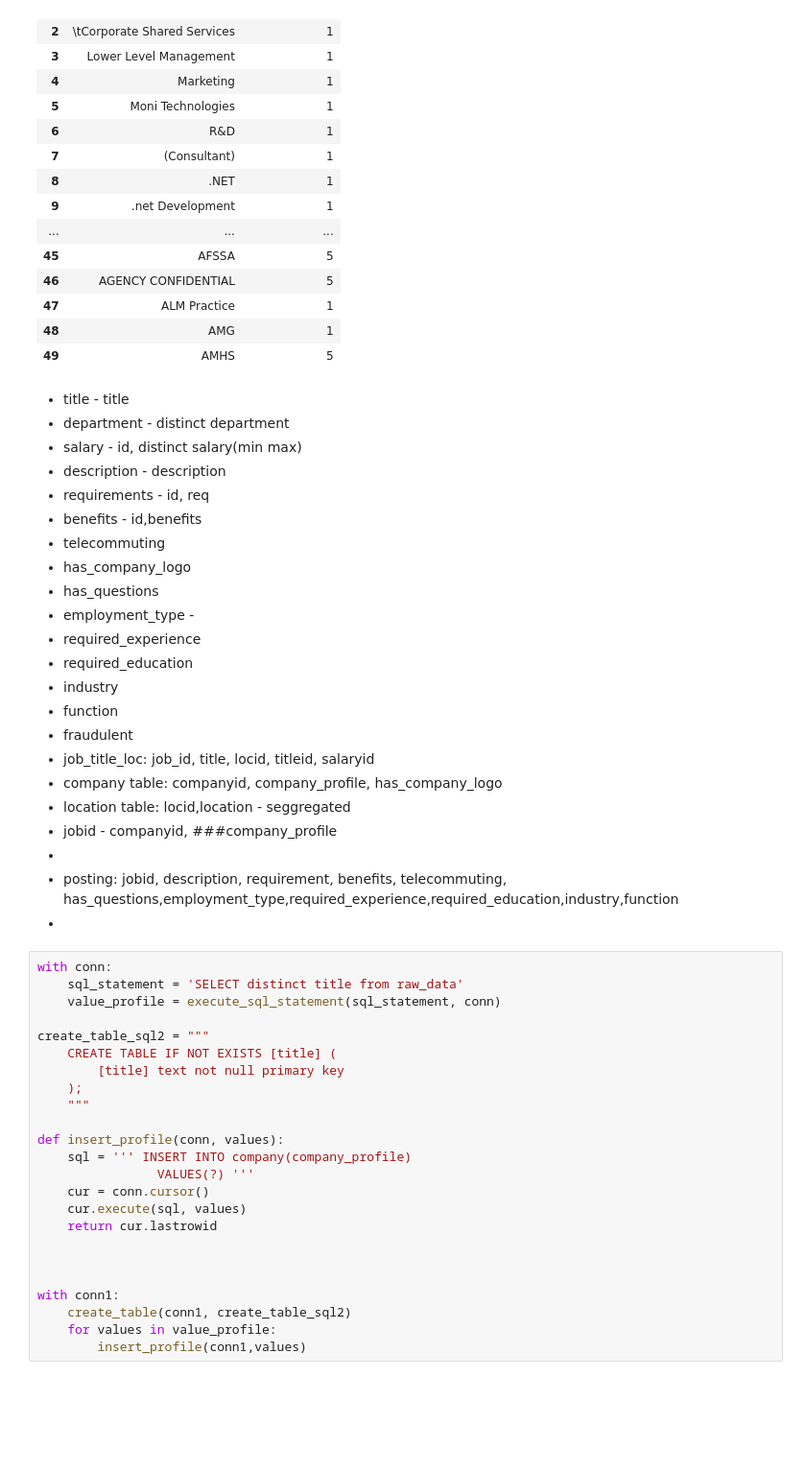
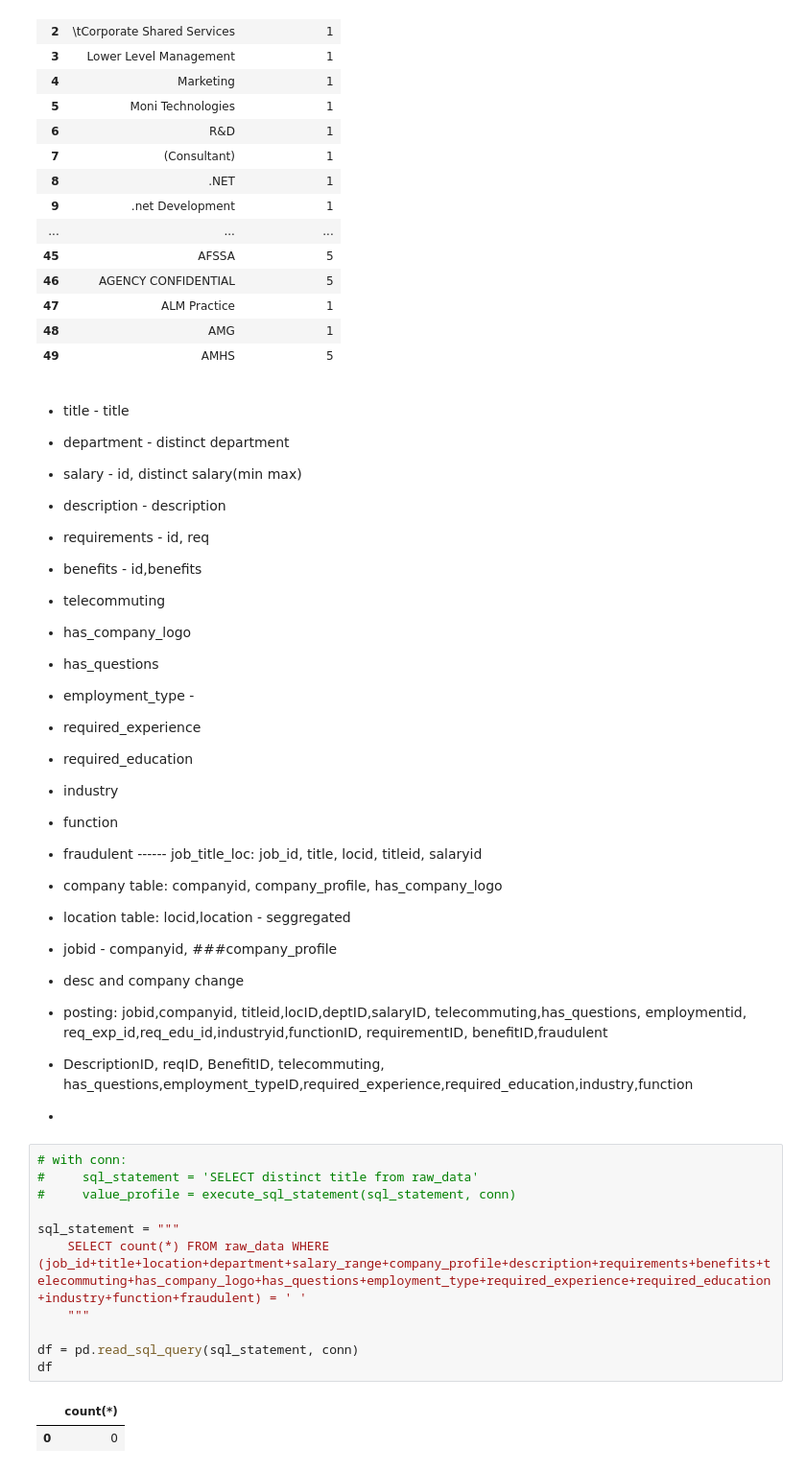
Before and after one commit to Shrestha097/Python_proj_EAS503, a Jupyter notebook: RealVsFakeJobPosting.ipynb, the cells around one changed output. Shown at 96% size. Drawn from its saved outputs; the diff is of its cells as text; blank space fills up the shorter version.

```diff
--- a/RealVsFakeJobPosting.ipynb
+++ b/RealVsFakeJobPosting.ipynb
@@ -223,6 +181,7 @@ df.head(50)
 - description - description
 - requirements - id, req
 - benefits - id,benefits
+
 - telecommuting
 - has_company_logo
 - has_questions
@@ -230,36 +189,34 @@ df.head(50)
 - required_experience
 - required_education
 - industry
+
+
 - function
 - fraudulent
-- job_title_loc: job_id, title, locid, titleid, salaryid
+------ job_title_loc: job_id, title, locid, titleid, salaryid
 - company table: companyid, company_profile, has_company_logo
 - location table: locid,location - seggregated
 - jobid - companyid,  ###company_profile
+
+
+- desc and company change
+- posting: jobid,companyid, titleid,locID,deptID,salaryID, telecommuting,has_questions, employmentid, req_exp_id,req_edu_id,industryid,functionID, requirementID, benefitID,fraudulent
+
+
+
+- DescriptionID, reqID, BenefitID, telecommuting, has_questions,employment_typeID,required_experience,required_education,industry,function
 -
-- posting: jobid, description, requirement, benefits, telecommuting, has_questions,employment_type,required_experience,required_education,industry,function
--
-# %%
-with conn:
-    sql_statement = 'SELECT distinct title from raw_data'
-    value_profile = execute_sql_statement(sql_statement, conn)
-
-create_table_sql2 = """
-    CREATE TABLE IF NOT EXISTS [title] (
-        [title] text not null primary key
-    );
-    """
-
-def insert_profile(conn, values):
-    sql = ''' INSERT INTO company(company_profile)
-                VALUES(?) '''
-    cur = conn.cursor()
-    cur.execute(sql, values)
-    return cur.lastrowid
-
-
-
-with conn1:
-    create_table(conn1, create_table_sql2)
-    for values in value_profile:
-        insert_profile(conn1,values)
+# %%
+# with conn:
+#     sql_statement = 'SELECT distinct title from raw_data'
+#     value_profile = execute_sql_statement(sql_statement, conn)
+
+sql_statement = """
+    SELECT count(*) FROM raw_data WHERE (job_id+title+location+department+salary_range+company_profile+description+requirements+benefits+telecommuting+has_company_logo+has_questions+employment_type+required_experience+required_education+industry+function+fraudulent) = ' '
+    """
+
+df = pd.read_sql_query(sql_statement, conn)
+df
+# %% [output]
+|  | count(*) |
+| 0 | 0 |
```
Also changed, not shown: parts of 16 cells of this notebook, 2 other files.
